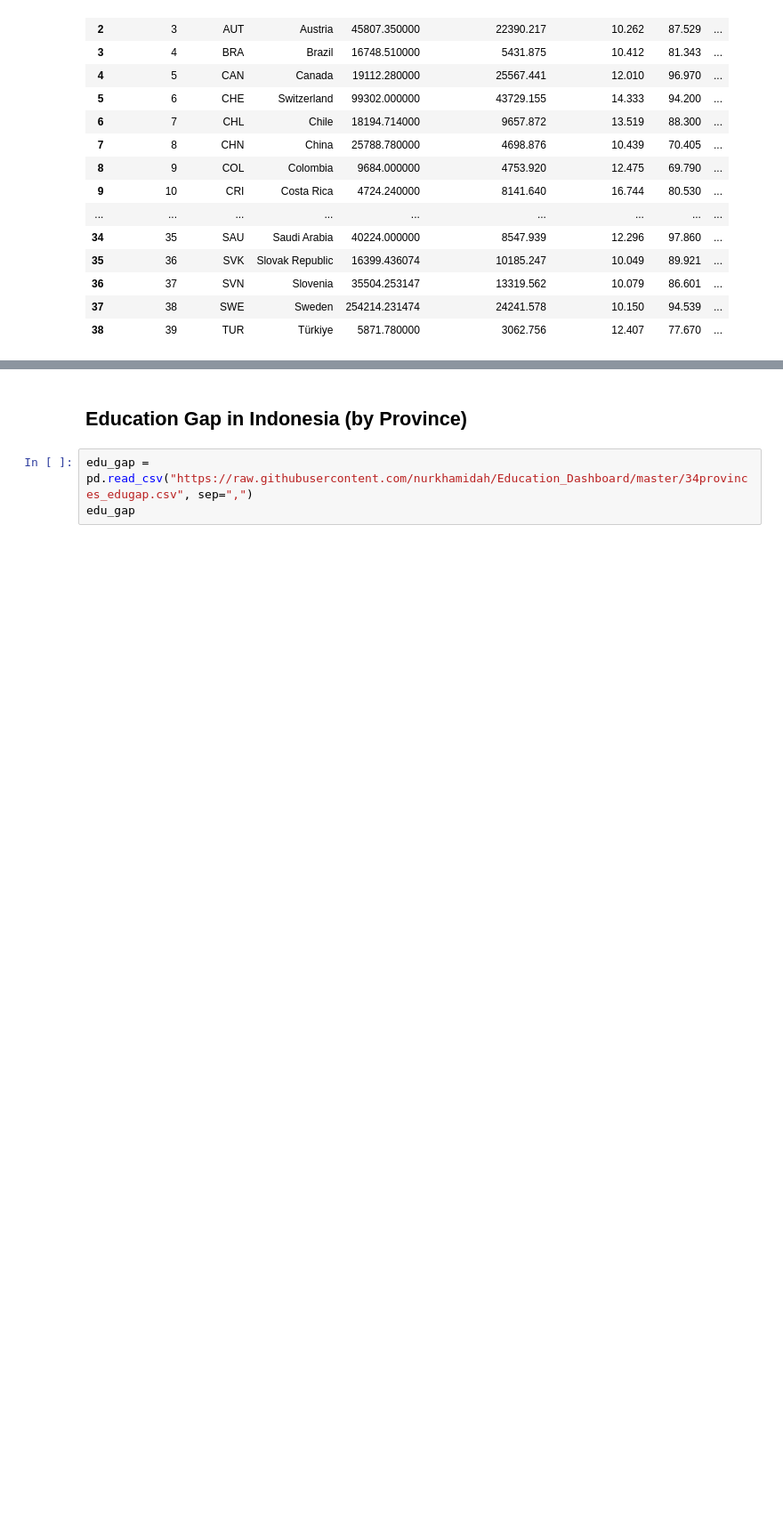
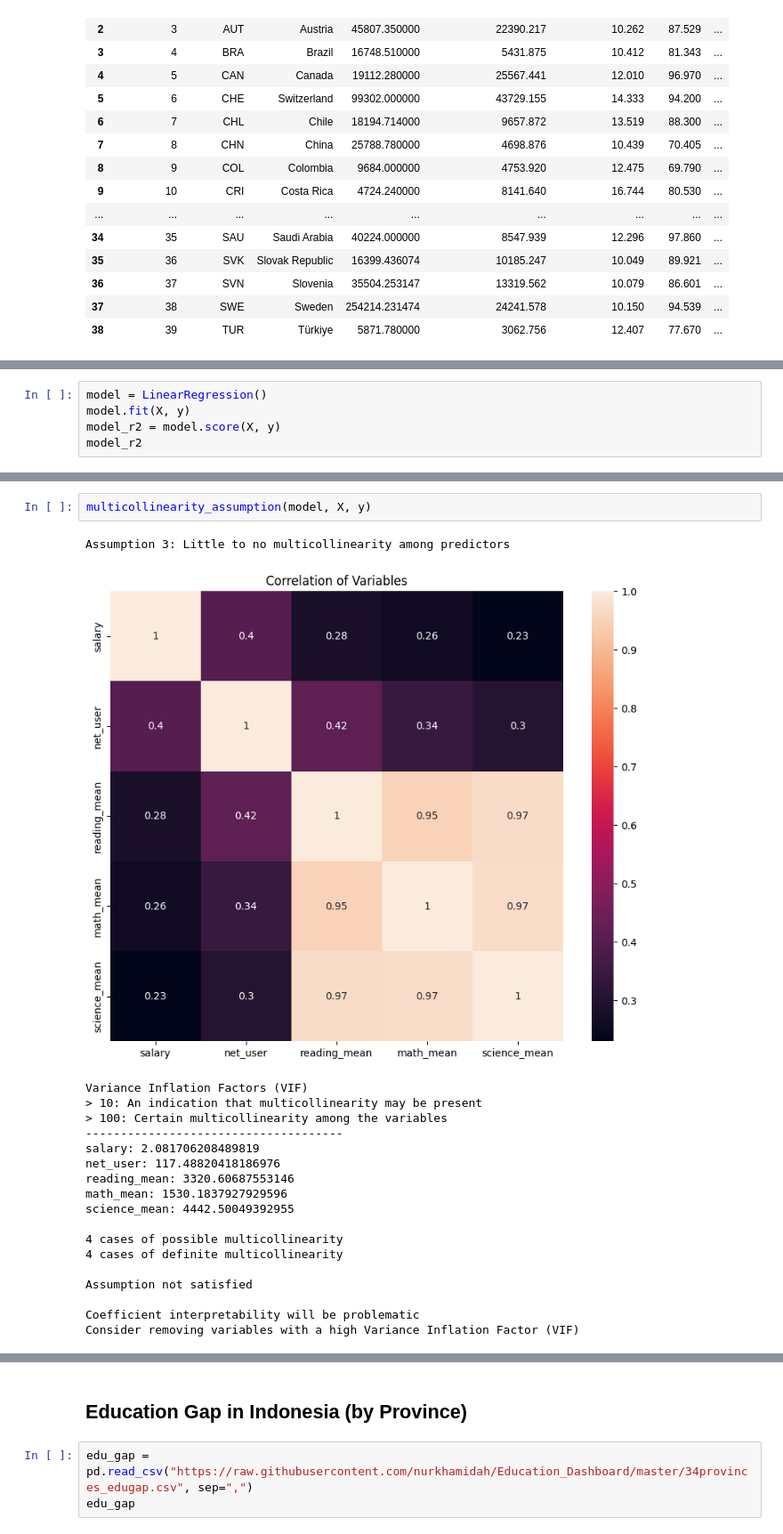
Before and after one commit to nurkhamidah/Education_Dashboard, a Jupyter notebook: object.ipynb, the cells around one changed output, grey strips where cells are left out. Shown: that part at 89% size. Drawn from its saved outputs; the diff is of its cells as text; blank space fills up the shorter version.

```diff
--- a/object.ipynb
+++ b/object.ipynb
@@ -321,0 +417,5 @@ all_data
+# %%
+model = LinearRegression()
+model.fit(X, y)
+model_r2 = model.score(X, y)
+model_r2
@@ -321,0 +573,22 @@ all_data
+# %%
+multicollinearity_assumption(model, X, y)
+# %% [output]
+Assumption 3: Little to no multicollinearity among predictors
+[figure, added]
+Variance Inflation Factors (VIF)
+> 10: An indication that multicollinearity may be present
+> 100: Certain multicollinearity among the variables
+-------------------------------------
+salary: 2.081706208489819
+net_user: 117.48820418186976
+reading_mean: 3320.60687553146
+math_mean: 1530.1837927929596
+science_mean: 4442.50049392955
+
+4 cases of possible multicollinearity
+4 cases of definite multicollinearity
+
+Assumption not satisfied
+
+Coefficient interpretability will be problematic
+Consider removing variables with a high Variance Inflation Factor (VIF)
```
Also changed, not shown: parts of 36 cells of this notebook.
